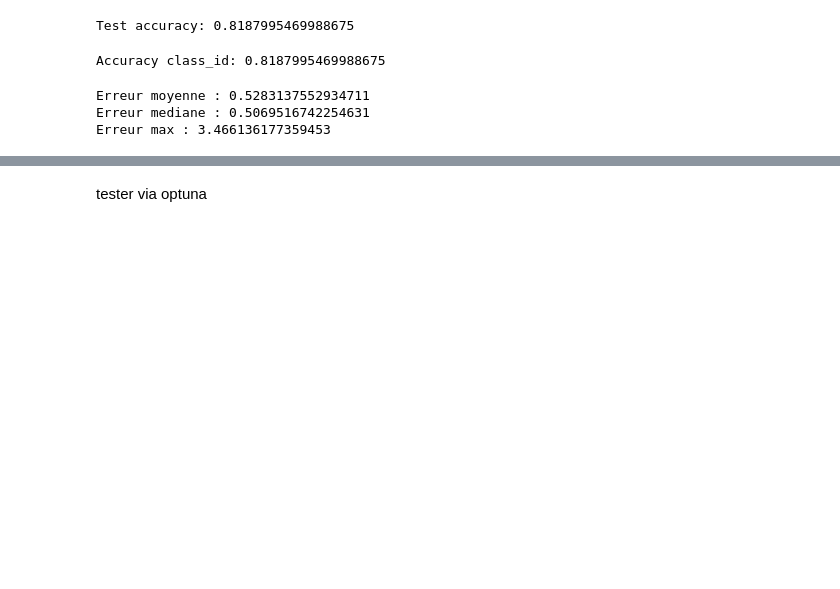
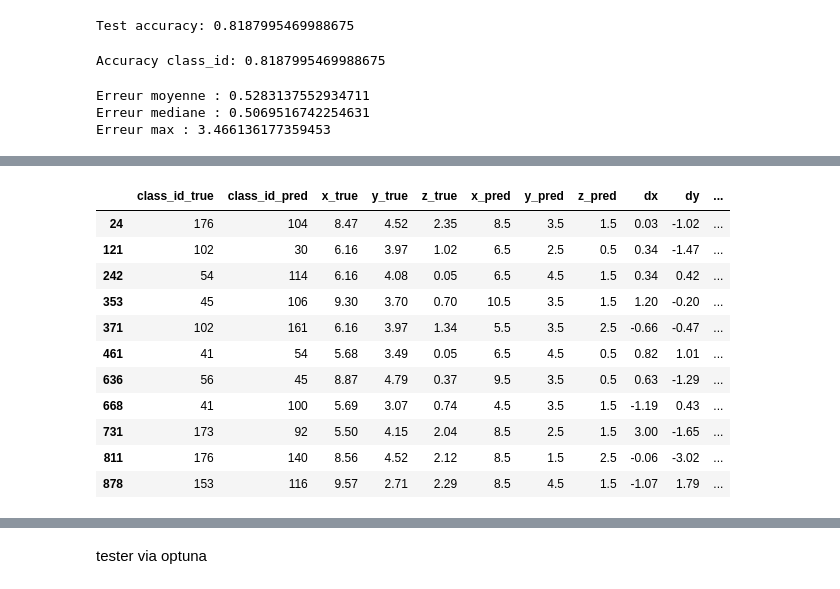
Before and after one commit to ryane-sididris/rfid-3d-localization, a Jupyter notebook: Notebook 1.ipynb, the cells around one changed output, grey strips where cells are left out. Saved outputs shown, nothing was run; the diff lists cells and outputs as text; code cells hidden in the pictures; blank space fills up the shorter version.

```diff
--- a/Notebook 1.ipynb
+++ b/Notebook 1.ipynb
@@ -899,0 +777,17 @@ max     3.089741
+# %%
+RLog_cv_mean = LogisticRegression(
+    max_iter=5000,
+    solver="lbfgs",
+    random_state=53
+)
+
+folds = KFold(n_splits=8, shuffle=True, random_state=42)
+cv_scores_mean = cross_val_score(RLog_cv, X_train_scaled, y_train, cv=folds)
+
+print("CV accuracy scores:", cv_scores_mean)
+print("CV mean accuracy:", cv_scores_mean.mean())
+
+# entraînement final
+RLog_cv_mean.fit(X_train_scaled, y_train)
+
+distrib_proba = RLog_cv_mean.predict_proba(X_test_scaled)
@@ -956,3 +1040,53 @@ print("Erreur max :", errors.max())
 Erreur moyenne : 0.5283137552934711
 Erreur mediane : 0.5069516742254631
 Erreur max : 3.466136177359453
+# %%
+import numpy as np
+import pandas as pd
+
+true_ids = np.asarray(y_test).astype(int)
+pred_ids = np.asarray(y_pred_cv).astype(int)
+
+# Rebuild arrays as proper NumPy 2D arrays (avoid list[:, 0] TypeError)
+true_ids = np.asarray(y_test).astype(int)
+pred_ids = np.asarray(y_pred_RN).astype(int)  # keep class_id_pred aligned with predA3_mean
+
+xyz_test_RN = df.loc[y_test.index, ["x", "y", "z"]].to_numpy(dtype=float)
+predA3_RN = np.array([voxel_center(int(cid), Nx, Ny, h) for cid in pred_ids], dtype=float)
+
+if predA3_RN.shape != xyz_test_RN.shape:
+    raise ValueError(f"Shape mismatch: predA3_RN={predA3_RN.shape}, xyz_test_RN={xyz_test_RN.shape}")
+
+dx = predA3_RN[:, 0] - xyz_test_RN[:, 0]
+dy = predA3_RN[:,1] - xyz_test_RN[:,1]
+dz = predA3_RN[:,2] - xyz_test_RN[:,2]
+
+dist = np.linalg.norm(predA3_RN - xyz_test_RN, axis=1)
+
+df_diff_mean = pd.DataFrame({
+    "class_id_true": true_ids,
+    "class_id_pred": pred_ids,
+    "x_true": xyz_test_RN[:,0],
+    "y_true": xyz_test_RN[:,1],
+    "z_true": xyz_test_RN[:,2],
+    "x_pred": predA3_RN[:,0],
+    "y_pred": predA3_RN[:,1],
+    "z_pred": predA3_RN[:,2],
+    "dx": dx,
+    "dy": dy,
+    "dz": dz,
+    "distance": dist
+})
+
+print("Nombre total de lignes:", len(df_diff_mean))
+
+df_diff_mean_1p7m = df_diff_mean[df_diff_mean["distance"] > 1.3]
+
+print("Nombre d erreurs > 2 m:", len(df_diff_mean_1p7m))
+
+display(df_diff_mean_1p7m.head(20))
+
+print(df_diff_mean_1p7m[
+    ["class_id_true","class_id_pred","dx","dy","dz","distance"]
+].describe())
+# %% [output]
@@ -958,0 +1095,12 @@ Erreur max : 3.466136177359453
+|  | class_id_true | class_id_pred | x_true | y_true | z_true | x_pred | y_pred | z_pred | dx | dy | ... |
+| 24 | 176 | 104 | 8.47 | 4.52 | 2.35 | 8.5 | 3.5 | 1.5 | 0.03 | -1.02 | ... |
+| 121 | 102 | 30 | 6.16 | 3.97 | 1.02 | 6.5 | 2.5 | 0.5 | 0.34 | -1.47 | ... |
+| 242 | 54 | 114 | 6.16 | 4.08 | 0.05 | 6.5 | 4.5 | 1.5 | 0.34 | 0.42 | ... |
+| 353 | 45 | 106 | 9.30 | 3.70 | 0.70 | 10.5 | 3.5 | 1.5 | 1.20 | -0.20 | ... |
+| 371 | 102 | 161 | 6.16 | 3.97 | 1.34 | 5.5 | 3.5 | 2.5 | -0.66 | -0.47 | ... |
+| 461 | 41 | 54 | 5.68 | 3.49 | 0.05 | 6.5 | 4.5 | 0.5 | 0.82 | 1.01 | ... |
+| 636 | 56 | 45 | 8.87 | 4.79 | 0.37 | 9.5 | 3.5 | 0.5 | 0.63 | -1.29 | ... |
+| 668 | 41 | 100 | 5.69 | 3.07 | 0.74 | 4.5 | 3.5 | 1.5 | -1.19 | 0.43 | ... |
+| 731 | 173 | 92 | 5.50 | 4.15 | 2.04 | 8.5 | 2.5 | 1.5 | 3.00 | -1.65 | ... |
+| 811 | 176 | 140 | 8.56 | 4.52 | 2.12 | 8.5 | 1.5 | 2.5 | -0.06 | -3.02 | ... |
+| 878 | 153 | 116 | 9.57 | 2.71 | 2.29 | 8.5 | 4.5 | 1.5 | -1.07 | 1.79 | ... |
```
Also changed, not shown: parts of 24 cells of this notebook.
